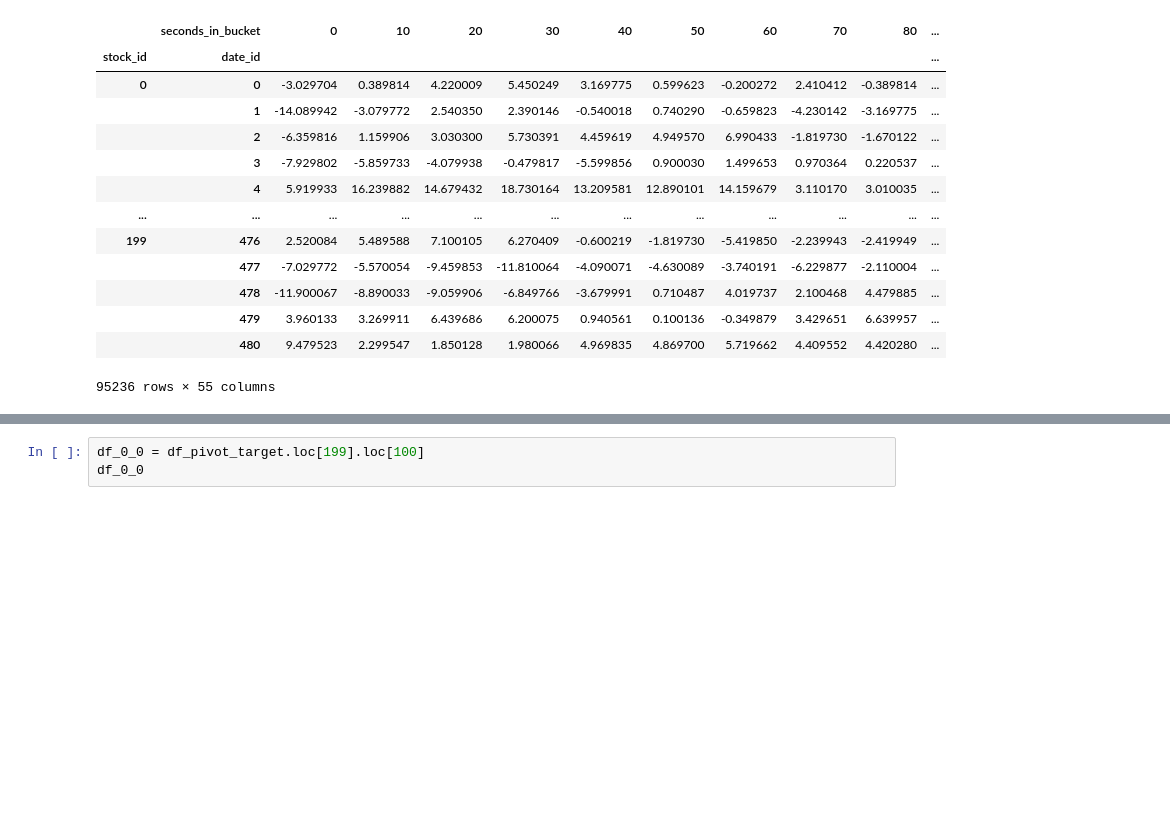
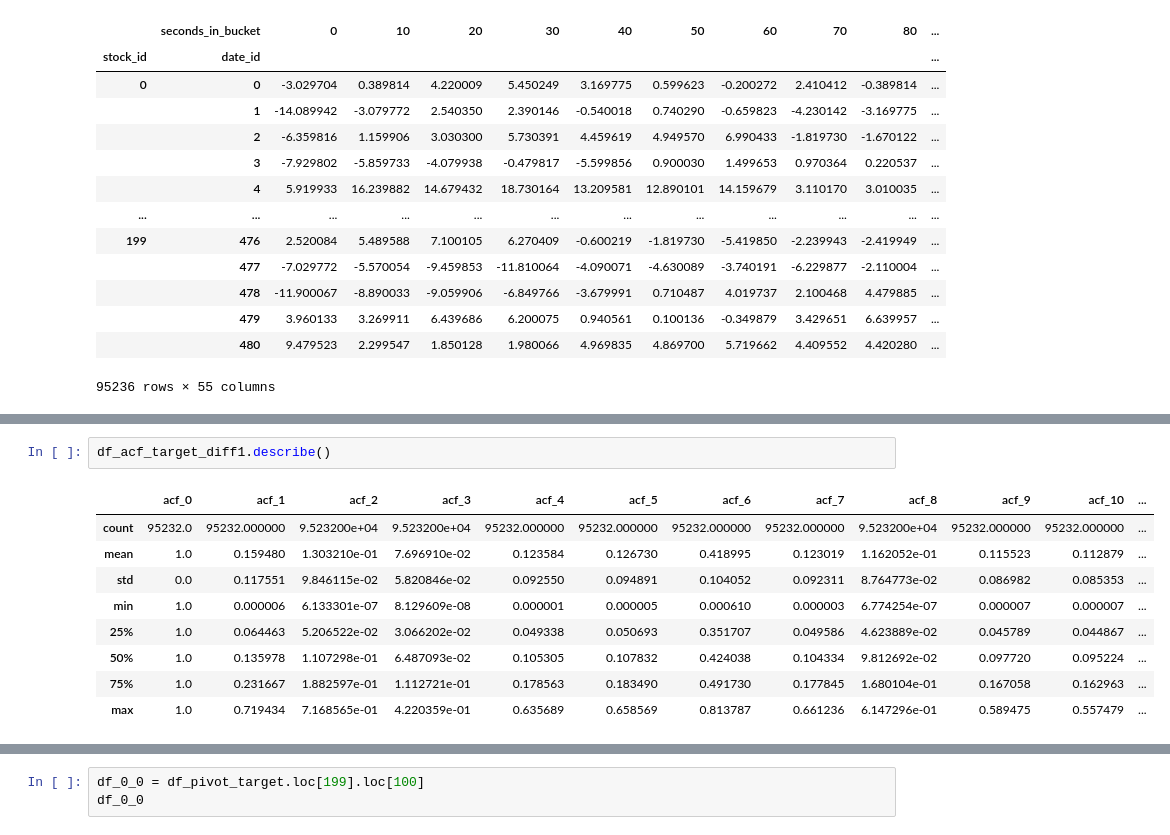
Before and after one commit to tfranza/optiver, a Jupyter notebook: Data_analysis.ipynb, the cells around one changed output, grey strips where cells are left out. Saved outputs shown, nothing was run; the diff lists cells and outputs as text; blank space fills up the shorter version.

```diff
--- a/Data_analysis.ipynb
+++ b/Data_analysis.ipynb
@@ -136,0 +201,12 @@ df_pivot_target
+# %%
+df_acf_target_diff1.describe()
+# %% [output]
+|  | acf_0 | acf_1 | acf_2 | acf_3 | acf_4 | acf_5 | acf_6 | acf_7 | acf_8 | acf_9 | acf_10 | ... |
+| count | 95232.0 | 95232.000000 | 9.523200e+04 | 9.523200e+04 | 95232.000000 | 95232.000000 | 95232.000000 | 95232.000000 | 9.523200e+04 | 95232.000000 | 95232.000000 | ... |
+| mean | 1.0 | 0.159480 | 1.303210e-01 | 7.696910e-02 | 0.123584 | 0.126730 | 0.418995 | 0.123019 | 1.162052e-01 | 0.115523 | 0.112879 | ... |
+| std | 0.0 | 0.117551 | 9.846115e-02 | 5.820846e-02 | 0.092550 | 0.094891 | 0.104052 | 0.092311 | 8.764773e-02 | 0.086982 | 0.085353 | ... |
+| min | 1.0 | 0.000006 | 6.133301e-07 | 8.129609e-08 | 0.000001 | 0.000005 | 0.000610 | 0.000003 | 6.774254e-07 | 0.000007 | 0.000007 | ... |
+| 25% | 1.0 | 0.064463 | 5.206522e-02 | 3.066202e-02 | 0.049338 | 0.050693 | 0.351707 | 0.049586 | 4.623889e-02 | 0.045789 | 0.044867 | ... |
+| 50% | 1.0 | 0.135978 | 1.107298e-01 | 6.487093e-02 | 0.105305 | 0.107832 | 0.424038 | 0.104334 | 9.812692e-02 | 0.097720 | 0.095224 | ... |
+| 75% | 1.0 | 0.231667 | 1.882597e-01 | 1.112721e-01 | 0.178563 | 0.183490 | 0.491730 | 0.177845 | 1.680104e-01 | 0.167058 | 0.162963 | ... |
+| max | 1.0 | 0.719434 | 7.168565e-01 | 4.220359e-01 | 0.635689 | 0.658569 | 0.813787 | 0.661236 | 6.147296e-01 | 0.589475 | 0.557479 | ... |
```
Also changed, not shown: parts of 11 cells of this notebook.
